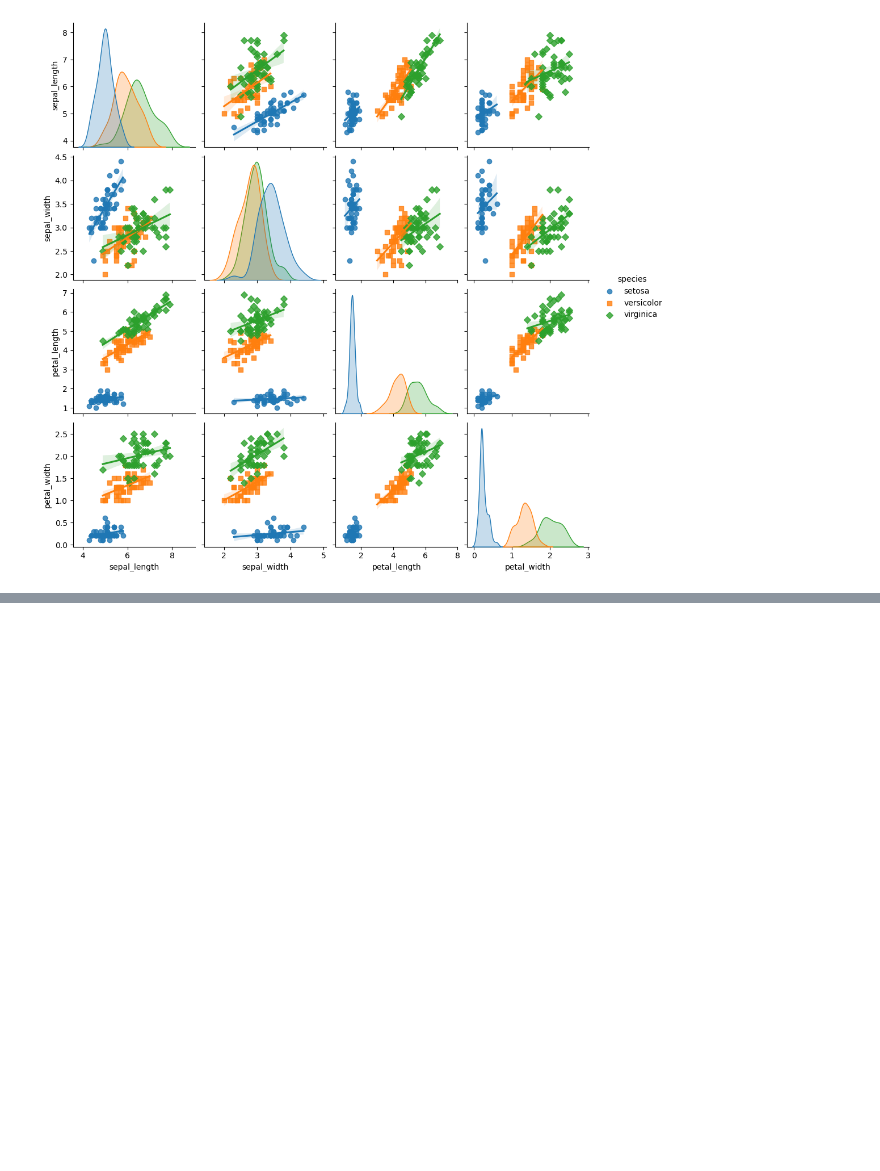
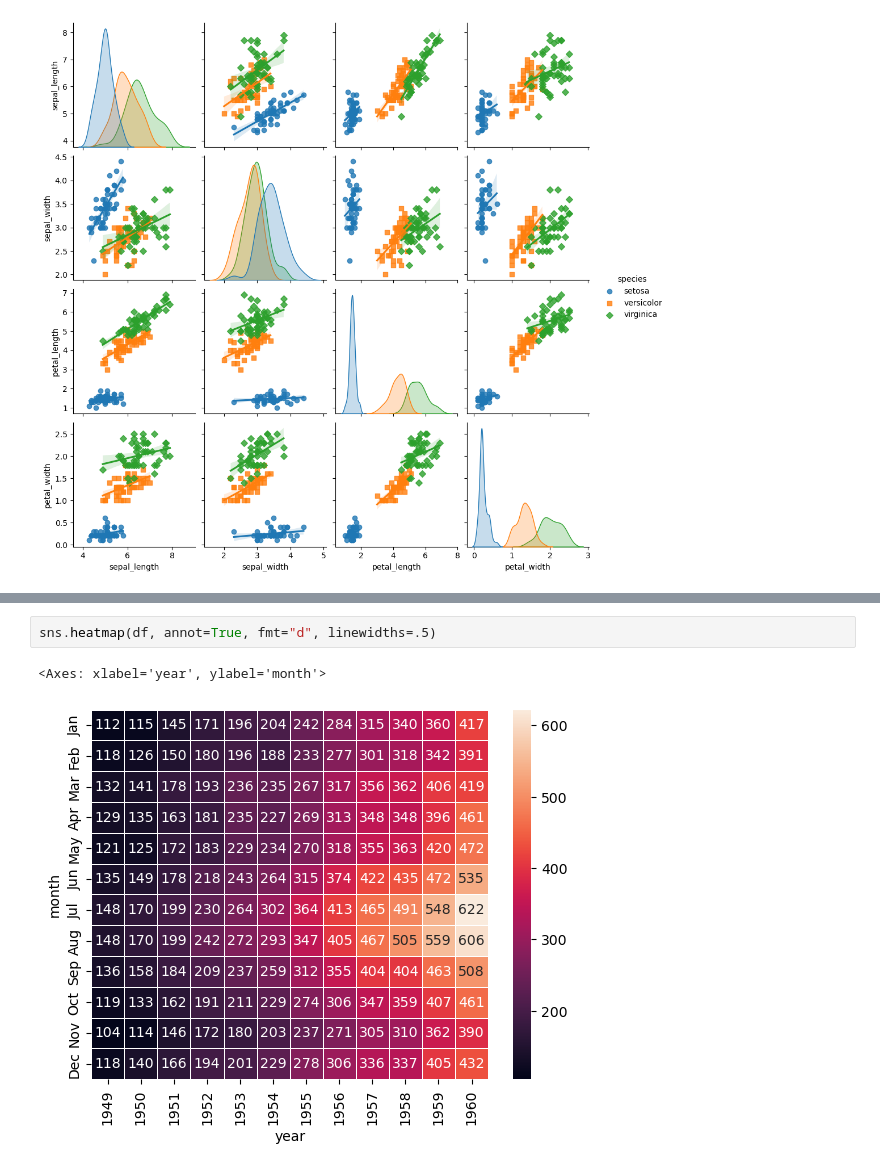
Before and after one commit to erayinal/Python, a Jupyter notebook: Udemy/_9NumericalPython/_5Seaborn.ipynb, the cells around one changed output, grey strips where cells are left out. Saved outputs shown, nothing was run; the diff lists cells and outputs as text; blank space fills up the shorter version.

```diff
--- a/Udemy/_9NumericalPython/_5Seaborn.ipynb
+++ b/Udemy/_9NumericalPython/_5Seaborn.ipynb
@@ -581,0 +613,5 @@ sns.pairplot(df, hue="species", markers=["o", "s", "D"], kind="reg")
+# %%
+sns.heatmap(df, annot=True, fmt="d", linewidths=.5)
+# %% [output]
+<Axes: xlabel='year', ylabel='month'>
+[figure, added]
```
Also changed, not shown: parts of 4 cells of this notebook.
